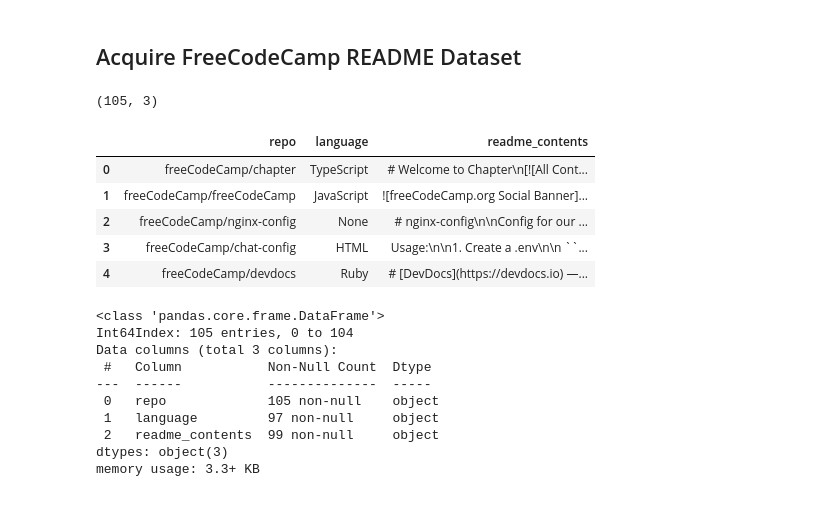
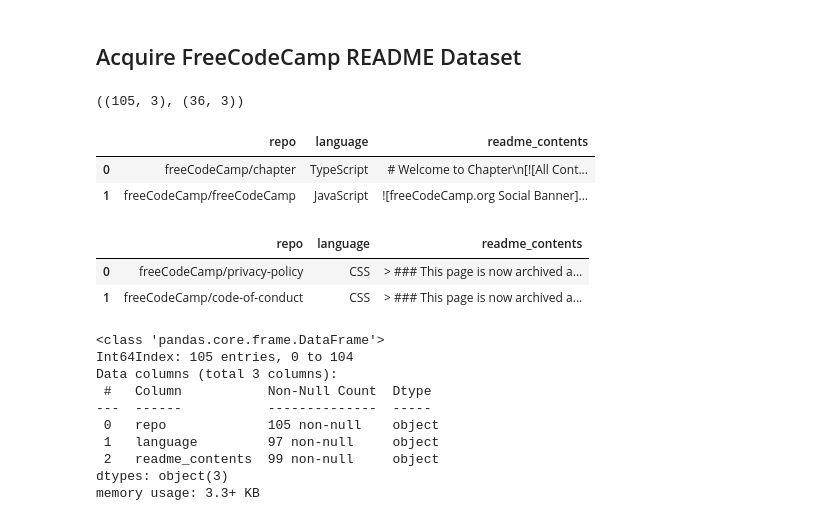
Before and after one commit to AAranda10/nlp-project, a Jupyter notebook: shi_scratch.ipynb, the cells around one changed output. Saved outputs shown, nothing was run; the diff lists cells and outputs as text; code cells hidden in the pictures.

```diff
--- a/shi_scratch.ipynb
+++ b/shi_scratch.ipynb
@@ -36,21 +36,27 @@ plt.rc('font', size=16)
 ## Acquire FreeCodeCamp README Dataset
 # %%
 # Load the data from json file
-df = pd.read_json('data.json')
+df = pd.read_json('data.json') # dataframe containing train and validate dataset
+df1 = pd.read_json('test_data.json') # dataframe containing test dataset
 
 # Print the shape of the df
-print(df.shape)
-
-# Take a peek at the dataset
-df.head()
+df.shape, df1.shape
 # %% [output]
-(105, 3)
+((105, 3), (36, 3))
-|  | repo | language | readme_contents |
-| 0 | freeCodeCamp/chapter | TypeScript | # Welcome to Chapter\n[![All Cont... |
-| 1 | freeCodeCamp/freeCodeCamp | JavaScript | ![freeCodeCamp.org Social Banner]... |
-| 2 | freeCodeCamp/nginx-config | None | # nginx-config\n\nConfig for our ... |
-| 3 | freeCodeCamp/chat-config | HTML | Usage:\n\n1. Create a .env\n\n ``... |
-| 4 | freeCodeCamp/devdocs | Ruby | # [DevDocs](https://devdocs.io) —... |
+# %%
+# Take a peek at the train/validate dataset
+df.head(2)
+# %% [output]
+|  | repo | language | readme_contents |
+| 0 | freeCodeCamp/chapter | TypeScript | # Welcome to Chapter\n[![All Cont... |
+| 1 | freeCodeCamp/freeCodeCamp | JavaScript | ![freeCodeCamp.org Social Banner]... |
+# %%
+# Take a peek at the test dataset
+df1.head(2)
+# %% [output]
+|  | repo | language | readme_contents |
+| 0 | freeCodeCamp/privacy-policy | CSS | > ### This page is now archived a... |
+| 1 | freeCodeCamp/code-of-conduct | CSS | > ### This page is now archived a... |
 # %%
 # Quick summarize df
 df.info()
```
Also changed, not shown: parts of 49 cells of this notebook.
